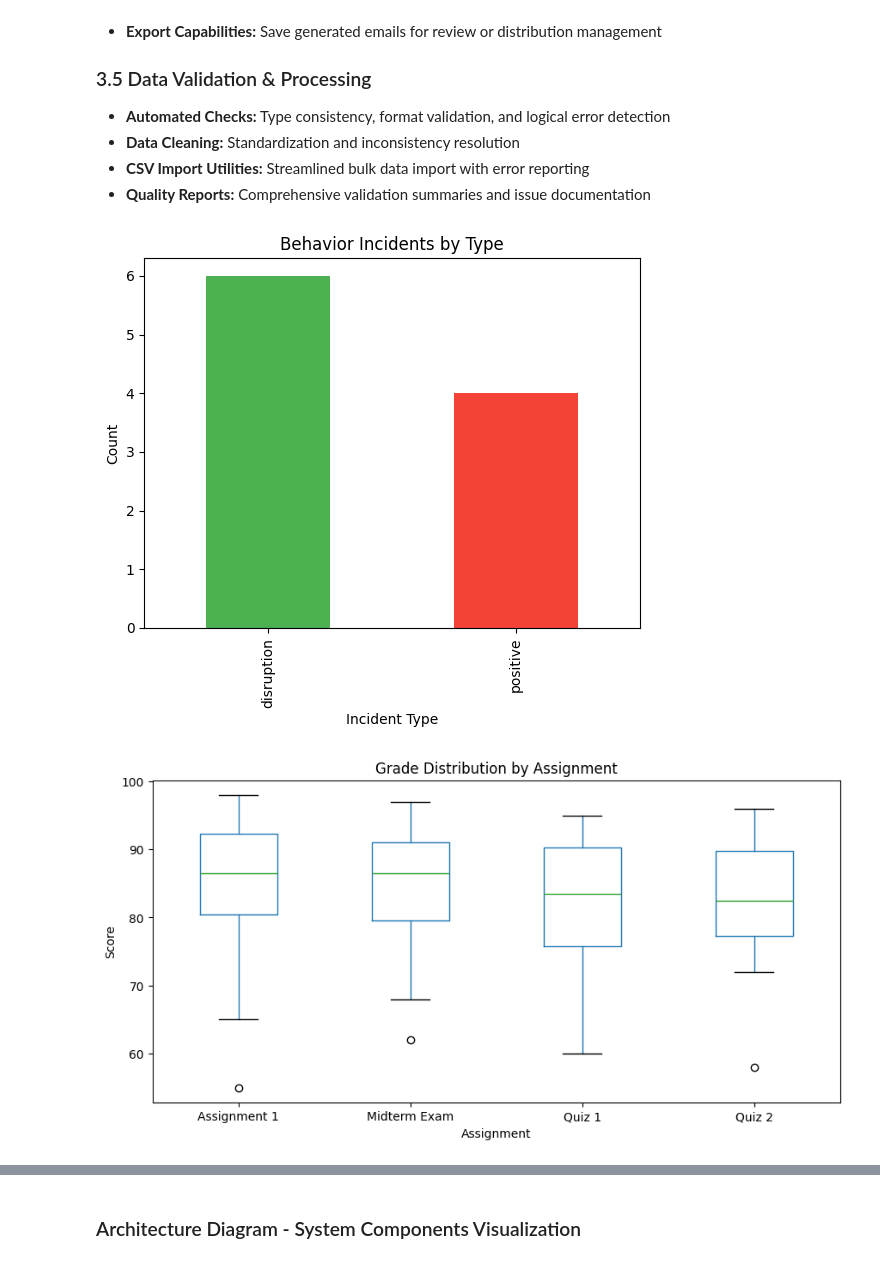
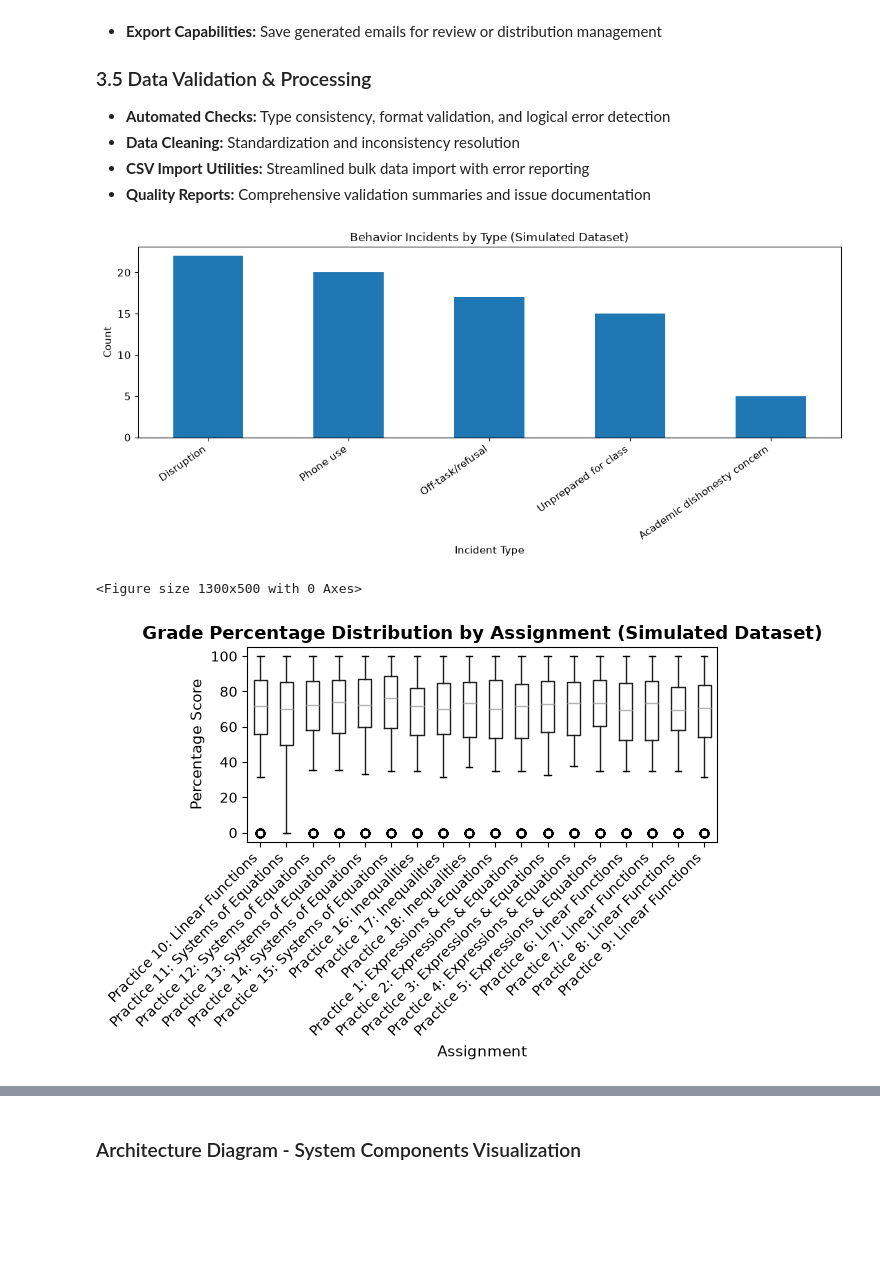
Before and after one commit to sanjaykshetri/Teacher_Assistant_Dashboard, a Jupyter notebook: Teacher_Assistant_Dashboard_Technical_Report.ipynb, the cells around one changed output, grey strips where cells are left out. Drawn from its saved outputs; the diff is of its cells as text; code cells hidden in the pictures; blank space fills up the shorter version.

```diff
--- a/Teacher_Assistant_Dashboard_Technical_Report.ipynb
+++ b/Teacher_Assistant_Dashboard_Technical_Report.ipynb
@@ -142,38 +148,75 @@ The Teacher Assistant Dashboard addresses these challenges through an integrated
 - **CSV Import Utilities:** Streamlined bulk data import with error reporting
 - **Quality Reports:** Comprehensive validation summaries and issue documentation
 # %%
-# Visualization 1: Behavior Incidents Distribution
-# This chart shows the frequency of different types of behavioral incidents
+# Visualization 1: Behavior Incidents Distribution (Simulated-first)
+# Uses normalized simulated behavior data when available; falls back to legacy behavior.csv.
+import os
 import pandas as pd
 import matplotlib.pyplot as plt
 
-behavior = pd.read_csv('data/behavior.csv')
-incident_counts = behavior['incident_type'].value_counts()
-plt.figure(figsize=(10, 5))
-incident_counts.plot(kind='bar', color=['#4caf50', '#f44336'], title='Behavior Incidents by Type', fontsize=12)
+sim_path = 'data/sim_data/csv_unpacked/behavior_incidents.csv'
+legacy_path = 'data/behavior.csv'
+
+if os.path.exists(sim_path):
+    behavior = pd.read_csv(sim_path)
+    incident_counts = behavior['incident_type'].value_counts().sort_values(ascending=False)
+    title = 'Behavior Incidents by Type (Simulated Dataset)'
+else:
+    behavior = pd.read_csv(legacy_path)
+    incident_counts = behavior['incident_type'].value_counts().sort_values(ascending=False)
+    title = 'Behavior Incidents by Type (Legacy Dataset)'
+
+plt.figure(figsize=(11, 5))
+incident_counts.plot(kind='bar', title=title, fontsize=11)
 plt.xlabel('Incident Type', fontsize=11)
 plt.ylabel('Count', fontsize=11)
-plt.xticks(rotation=45)
+plt.xticks(rotation=35, ha='right')
 plt.tight_layout()
 plt.show()
 # %% [output]
-[figure, old version]
+[figure, new version]
 # %%
-# Visualization 2: Grade Distribution by Assignment
-# Boxplots show the range, quartiles, and outliers for each assignment
+# Visualization 2: Grade Percentage Distribution by Assessment Item (Simulated-first)
+# Boxplots show spread in percentage scores across assignments/assessments.
+import os
 import pandas as pd
 import matplotlib.pyplot as plt
 
-grades = pd.read_csv('data/grades.csv')
-plt.figure(figsize=(12, 5))
-grades.boxplot(column='score', by='assignment_name', grid=False)
-plt.title('Grade Distribution by Assignment', fontsize=13, fontweight='bold')
+sim_scores_path = 'data/sim_data/csv_unpacked/assignment_scores.csv'
+sim_assignments_path = 'data/sim_data/csv_unpacked/assignments.csv'
+legacy_path = 'data/grades.csv'
+
+if os.path.exists(sim_scores_path) and os.path.exists(sim_assignments_path):
+    assignment_scores = pd.read_csv(sim_scores_path)
+    assignments = pd.read_csv(sim_assignments_path)
+
+    merged = assignment_scores.merge(
+        assignments[['assignment_id', 'assignment_title']],
+        on='assignment_id',
+        how='left'
+    )
+    merged['percentage'] = 100.0 * merged['points_earned'] / merged['points_possible']
+
+    plot_df = merged[['assignment_title', 'percentage']].dropna().copy()
+    plot_df = plot_df.rename(columns={'assignment_title': 'item_name'})
+    title = 'Grade Percentage Distribution by Assignment (Simulated Dataset)'
+else:
+    grades = pd.read_csv(legacy_path)
+    grades['percentage'] = 100.0 * grades['score'] / grades['max_score']
+    plot_df = grades[['assignment_name', 'percentage']].dropna().copy()
+    plot_df = plot_df.rename(columns={'assignment_name': 'item_name'})
+    title = 'Grade Percentage Distribution by Assignment (Legacy Dataset)'
+
+plt.figure(figsize=(13, 5))
+plot_df.boxplot(column='percentage', by='item_name', grid=False)
+plt.title(title, fontsize=13, fontweight='bold')
 plt.suptitle('')
 plt.xlabel('Assignment', fontsize=11)
-plt.ylabel('Score', fontsize=11)
+plt.ylabel('Percentage Score', fontsize=11)
 plt.xticks(rotation=45, ha='right')
 plt.tight_layout()
 plt.show()
 # %% [output]
+<Figure size 1300x500 with 0 Axes>
-[figure, old version]
+[figure, new version]
 # %%
```
Also changed, not shown: parts of 24 cells of this notebook, 2 other files.
